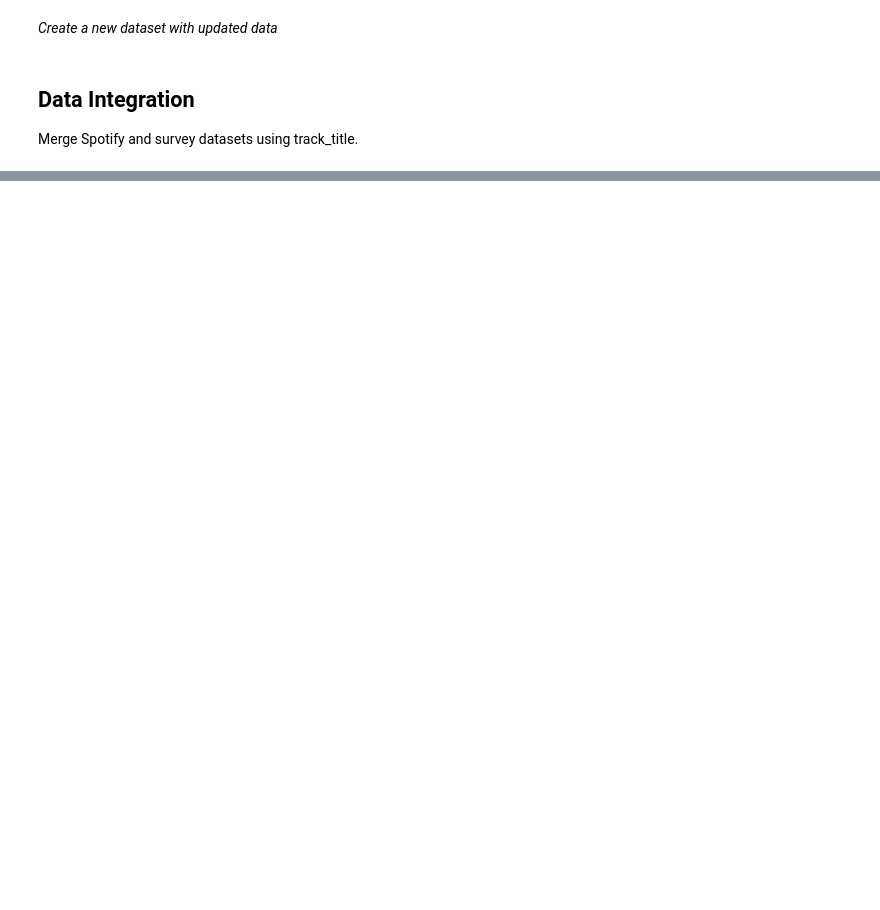
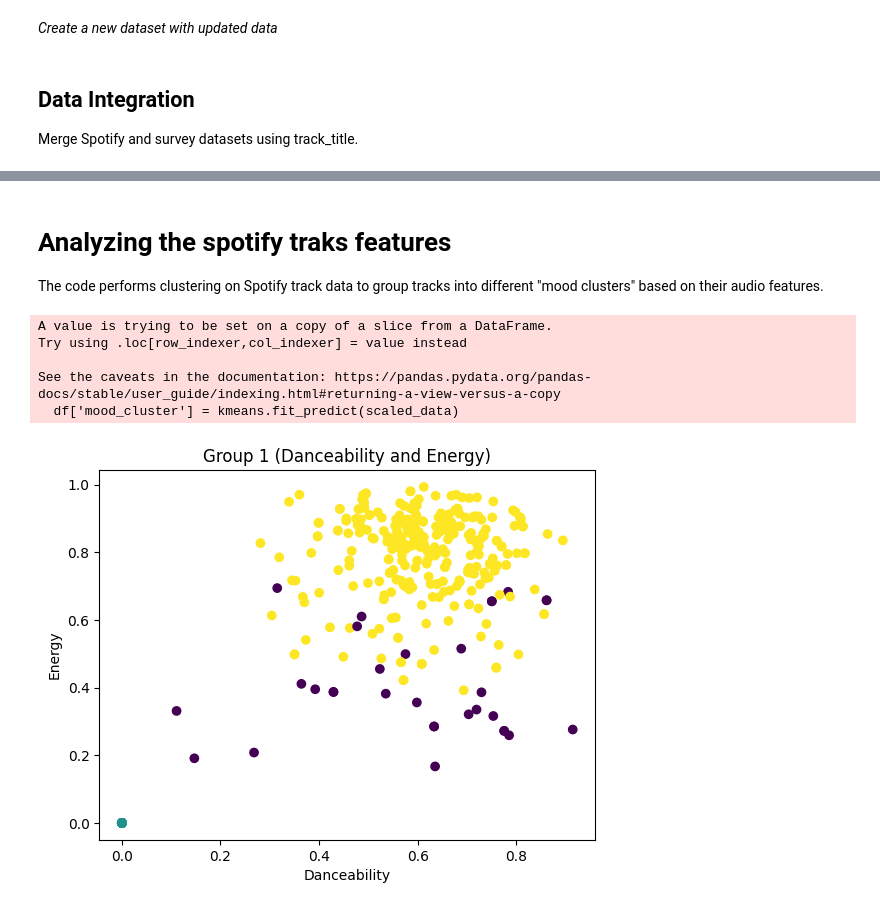
Before and after one commit to Yunnna005/DataAnalytics, a Jupyter notebook: BTS's_songs_analys.ipynb, the cells around one changed output, grey strips where cells are left out. Cells and saved outputs as stored; diff of their text form; code cells hidden in the pictures; blank space fills up the shorter version.

```diff
--- a/BTS's_songs_analys.ipynb
+++ b/BTS's_songs_analys.ipynb
@@ -360,0 +400,45 @@ print(merged_data.head())
+# %% [markdown]
+# Analyzing the spotify traks features
+
+The code performs clustering on Spotify track data to group tracks into different "mood clusters" based on their audio features.
+# %%
+from sklearn.cluster import KMeans
+from sklearn.preprocessing import StandardScaler
+import matplotlib.pyplot as plt
+
+features = [
+    'spotify_track_danceability',
+    'spotify_track_energy',
+    'spotify_track_loudness',
+    'spotify_track_valence',
+    'spotify_track_speechiness',
+    'spotify_track_acousticness',
+    'spotify_track_instrumentalness',
+    'spotify_track_liveness',
+    'spotify_track_tempo'
+]
+
+# Select the relevant columns from the dataset
+df = spotify_data_updated[features]
+
+# Scaling the data to normalize the features
+scaler = StandardScaler()
+scaled_data = scaler.fit_transform(df)
+
+# Apply KMeans clustering (e.g., 3 clusters for different moods)
+kmeans = KMeans(n_clusters=3, random_state=42)
+df['mood_cluster'] = kmeans.fit_predict(scaled_data)
+
+# Visualize the clusters (for example, using danceability and energy)
+plt.scatter(df['spotify_track_danceability'], df['spotify_track_energy'], c=df['mood_cluster'])
+plt.xlabel('Danceability')
+plt.ylabel('Energy')
+plt.title('Group 1 (Danceability and Energy)')
+plt.show()
+# %% [output]
+A value is trying to be set on a copy of a slice from a DataFrame.
+Try using .loc[row_indexer,col_indexer] = value instead
+
+See the caveats in the documentation: https://pandas.pydata.org/pandas-docs/stable/user_guide/indexing.html#returning-a-view-versus-a-copy
+  df['mood_cluster'] = kmeans.fit_predict(scaled_data)
+[figure, added]
```
Also changed, not shown: parts of 24 cells of this notebook.
